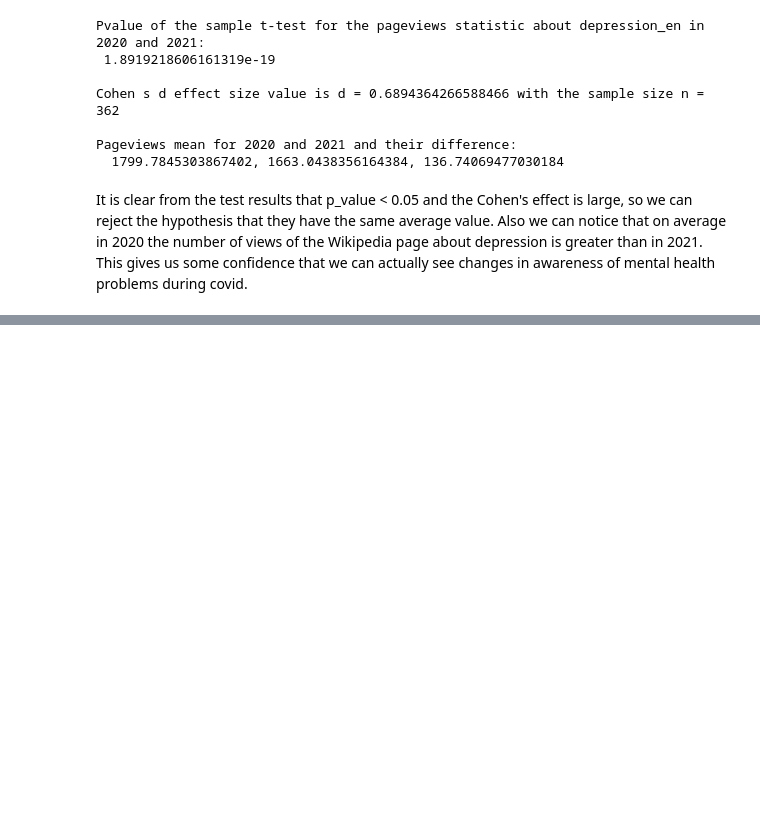
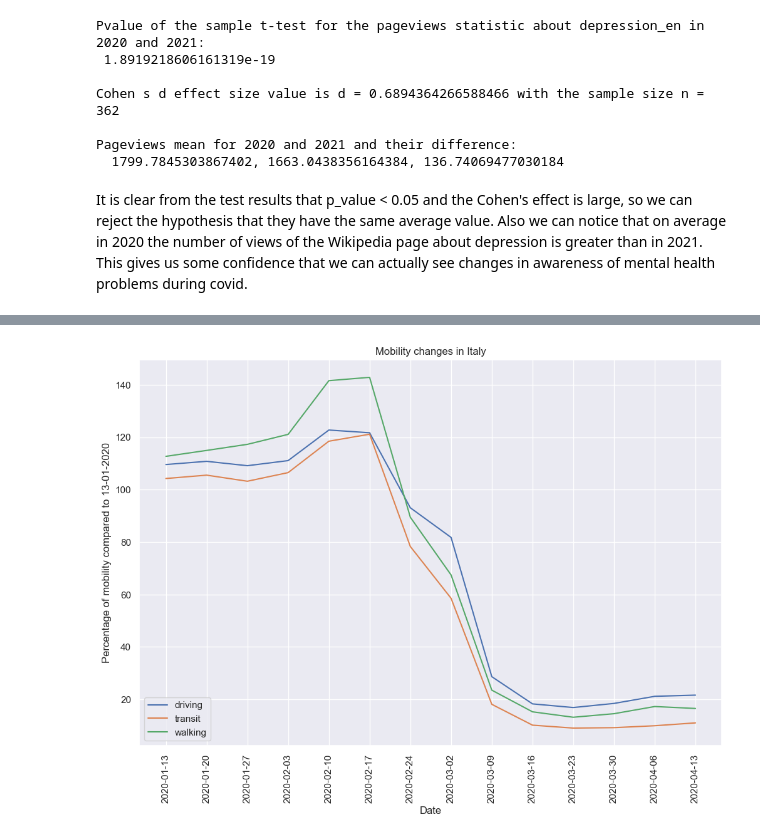
Before and after one commit to epfl-ada/ada-2022-project-adamsleg, a Jupyter notebook: main.ipynb, the cells around one changed output, grey strips where cells are left out. Drawn from its saved outputs; the diff is of its cells as text; code cells hidden in the pictures; blank space fills up the shorter version.

Commit message:
added Mobility dataset and google trends, todo: finish commentary on them, will do now

```diff
--- a/main.ipynb
+++ b/main.ipynb
@@ -733,0 +739,5 @@ It is clear from the test results that p_value < 0.05 and  the Cohen's effect is
+# %%
+DATA_PATH = "data/"
+APPLE_MOBILITY_DATASET = DATA_PATH + "applemobilitytrends-2020-04-20.csv.gz"
+appleMobilityData = pd.read_csv(APPLE_MOBILITY_DATASET, compression='gzip')
+appleMobilityData.head()
@@ -733,0 +756,3 @@ It is clear from the test results that p_value < 0.05 and  the Cohen's effect is
+# %%
+mobilityItaly  = appleMobilityData.loc[appleMobilityData['region'] == "Italy"]
+mobilityItaly
@@ -733,0 +765,26 @@ It is clear from the test results that p_value < 0.05 and  the Cohen's effect is
+# %%
+#Aggregate daily data into weekly
+
+#How to aggregate daily data for weekly: https://towardsdatascience.com/daily-to-weekly-pandas-c0557b12f052
+def new_case_count(state_new_cases):
+    first_Monday_found = False
+    week_case_count = 0
+    week_case_counts = []
+    for index, value in state_new_cases.items():
+        index_date = pd.to_datetime(index, format='%Y/%m/%d',
+                                    exact = False)
+        index_day_of_week = index_date.day_name()
+        if not first_Monday_found and index_day_of_week != 'Monday':
+            continue
+        first_Monday_found = True
+        week_case_count += value
+        if index_day_of_week == 'Sunday':
+            week_case_counts.append(week_case_count/7) #Here added divide by 7 since we want average over week isntead of sum
+            week_case_count = 0
+    return week_case_counts
+
+mobilityItalyDrivingDates = mobilityItaly.drop(columns = ['geo_type', 'region' ,'transportation_type'], axis = 1)
+mobilityItalyDrivingDates.index = ['driving', 'transit', 'walking']
+# converting list to DataFrame object
+weeklyMobilityDataItaly = pd.DataFrame(new_case_count(mobilityItalyDrivingDates))
+weeklyMobilityDataItaly.head(10)
@@ -733,0 +803,11 @@ It is clear from the test results that p_value < 0.05 and  the Cohen's effect is
+# %%
+plt.plot(weeklyMobilityDataItaly)
+plt.title("Mobility changes in Italy")
+plt.xticks(rotation=90)
+plt.ylabel("Percentage of mobility compared to 13-01-2020")
+plt.xlabel("Date")
+legend = list(weeklyMobilityDataItaly.columns)
+plt.legend(legend, loc='lower left')
+plt.show()
+# %% [output]
+[figure, added]
```
Also changed, not shown: parts of 32 cells of this notebook.
